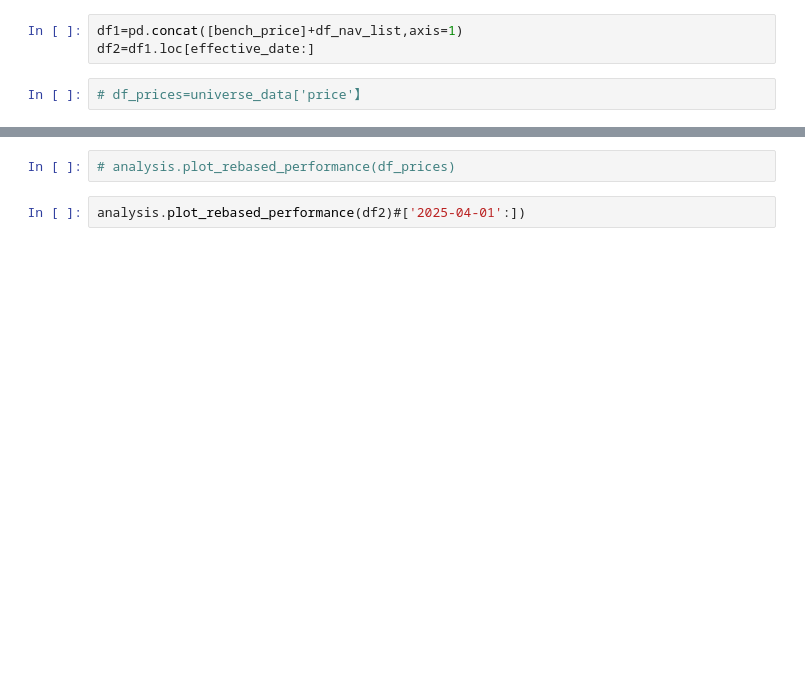
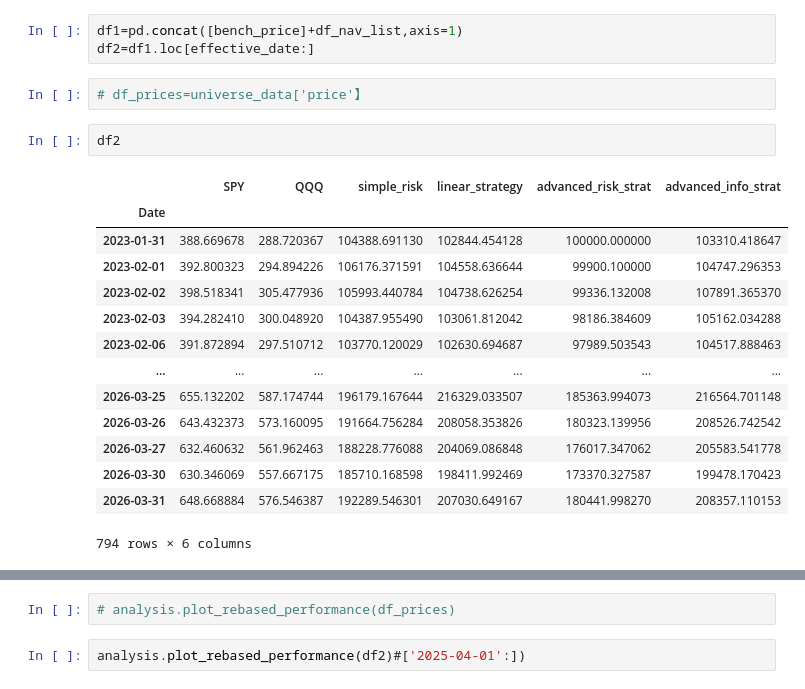
Before and after one commit to Zhigang2022/stock-simulation-system, a Jupyter notebook: noteboks/6 station_boot_real_itteration.ipynb, the cells around one changed output, grey strips where cells are left out. Drawn from its saved outputs; the diff is of its cells as text; blank space fills up the shorter version.

```diff
--- a/noteboks/6 station_boot_real_itteration.ipynb
+++ b/noteboks/6 station_boot_real_itteration.ipynb
@@ -264,6 +264,23 @@ df1=pd.concat([bench_price]+df_nav_list,axis=1)
 df2=df1.loc[effective_date:]
 # %%
 # df_prices=universe_data['price'】
+# %%
+df2
+# %% [output]
+|  | SPY | QQQ | simple_risk | linear_strategy | advanced_risk_strat | advanced_info_strat |
+| Date |  |  |  |  |  |  |
+| 2023-01-31 | 388.669678 | 288.720367 | 104388.691130 | 102844.454128 | 100000.000000 | 103310.418647 |
+| 2023-02-01 | 392.800323 | 294.894226 | 106176.371591 | 104558.636644 | 99900.100000 | 104747.296353 |
+| 2023-02-02 | 398.518341 | 305.477936 | 105993.440784 | 104738.626254 | 99336.132008 | 107891.365370 |
+| 2023-02-03 | 394.282410 | 300.048920 | 104387.955490 | 103061.812042 | 98186.384609 | 105162.034288 |
+| 2023-02-06 | 391.872894 | 297.510712 | 103770.120029 | 102630.694687 | 97989.503543 | 104517.888463 |
+| ... | ... | ... | ... | ... | ... | ... |
+| 2026-03-25 | 655.132202 | 587.174744 | 196179.167644 | 216329.033507 | 185363.994073 | 216564.701148 |
+| 2026-03-26 | 643.432373 | 573.160095 | 191664.756284 | 208058.353826 | 180323.139956 | 208526.742542 |
+| 2026-03-27 | 632.460632 | 561.962463 | 188228.776088 | 204069.086848 | 176017.347062 | 205583.541778 |
+| 2026-03-30 | 630.346069 | 557.667175 | 185710.168598 | 198411.992469 | 173370.327587 | 199478.170423 |
+| 2026-03-31 | 648.668884 | 576.546387 | 192289.546301 | 207030.649167 | 180441.998270 | 208357.110153 |
+794 rows × 6 columns
 # %%
 metrics.calculate_metrics(df2)
 # %% [output]
```
Also changed, not shown: parts of 13 cells of this notebook, 29 other files.
